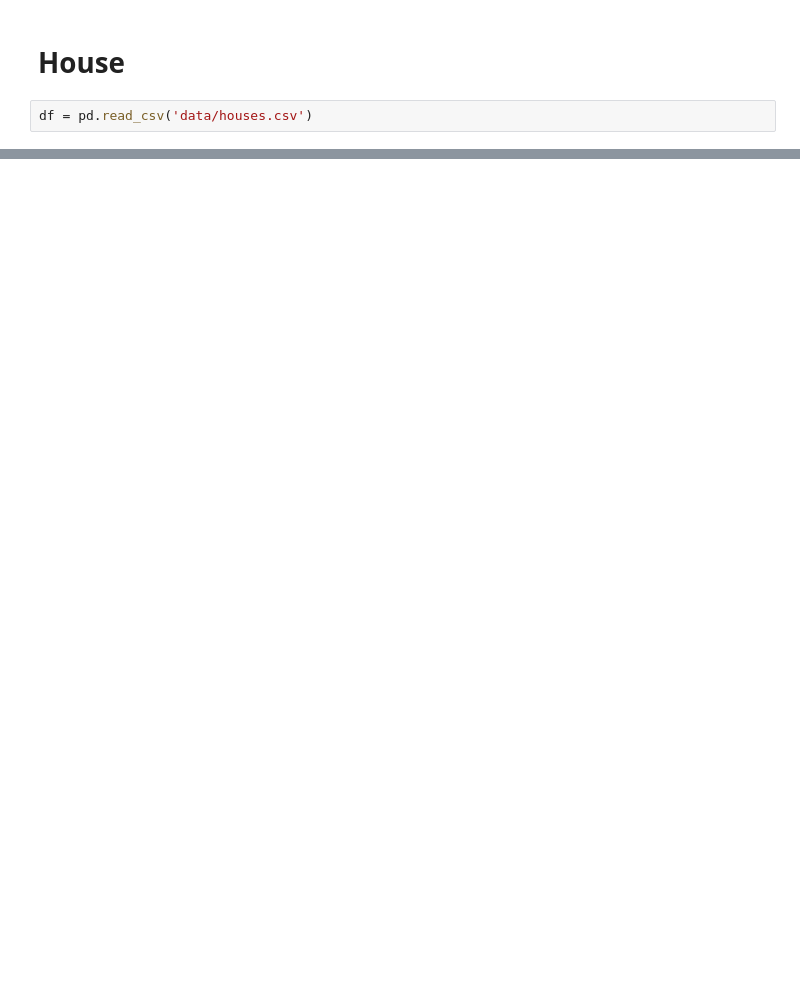
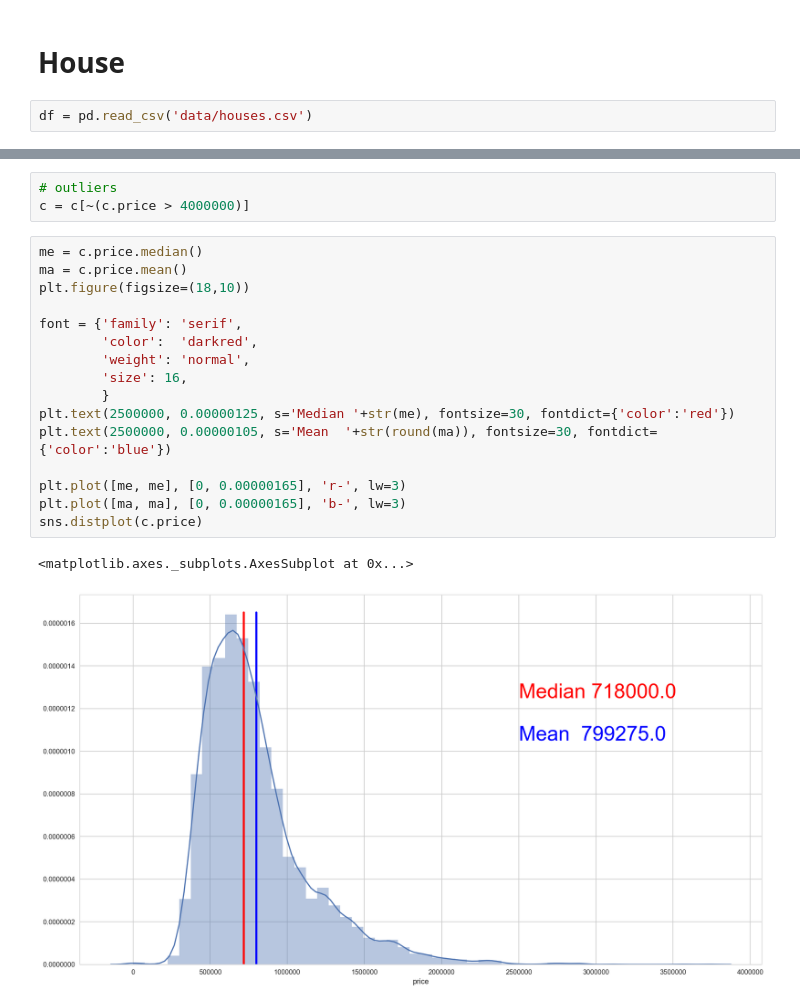
Before and after one commit to alexchen-melbourne/capstone_project, a Jupyter notebook: Capstone_Melbourne_Housing.ipynb, the cells around one changed output, grey strips where cells are left out. Cells and saved outputs as stored; diff of their text form; blank space fills up the shorter version.

```diff
--- a/Capstone_Melbourne_Housing.ipynb
+++ b/Capstone_Melbourne_Housing.ipynb
@@ -34,0 +125,22 @@ df.to_csv('house.csv', index=False)
+# %%
+# outliers
+c = c[~(c.price > 4000000)]
+# %%
+me = c.price.median()
+ma = c.price.mean()
+plt.figure(figsize=(18,10))
+
+font = {'family': 'serif',
+        'color':  'darkred',
+        'weight': 'normal',
+        'size': 16,
+        }
+plt.text(2500000, 0.00000125, s='Median '+str(me), fontsize=30, fontdict={'color':'red'})
+plt.text(2500000, 0.00000105, s='Mean  '+str(round(ma)), fontsize=30, fontdict={'color':'blue'})
+
+plt.plot([me, me], [0, 0.00000165], 'r-', lw=3)
+plt.plot([ma, ma], [0, 0.00000165], 'b-', lw=3)
+sns.distplot(c.price)
+# %% [output]
+<matplotlib.axes._subplots.AxesSubplot at 0x...>
+[figure, added]
```
Also changed, not shown: parts of 23 cells of this notebook, 4 other files.
